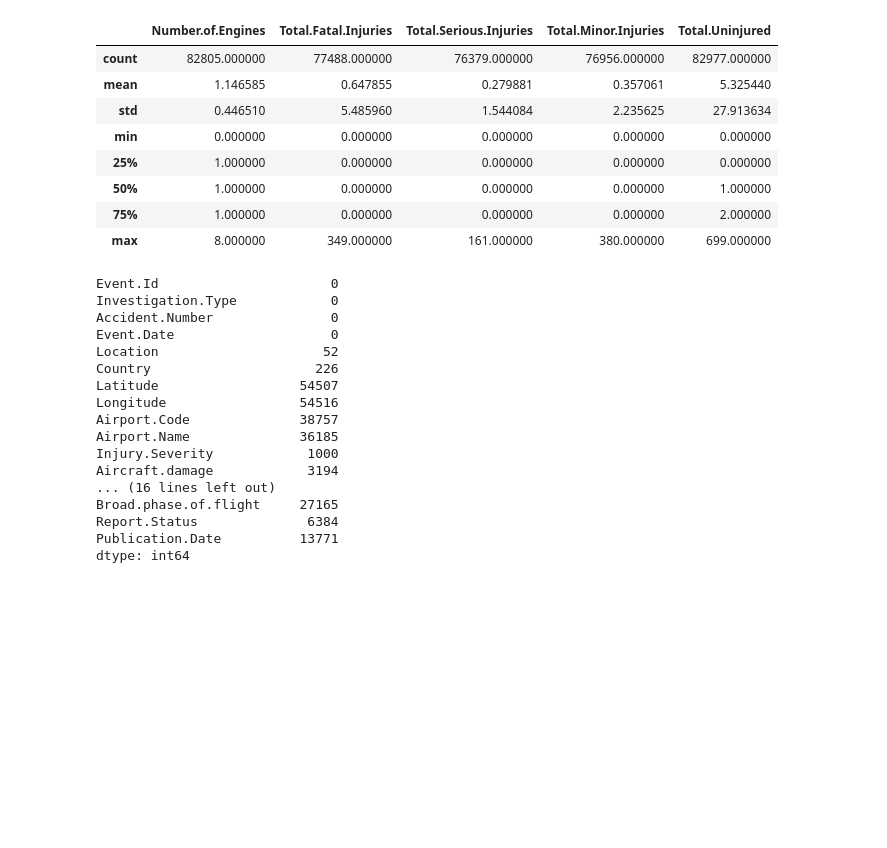
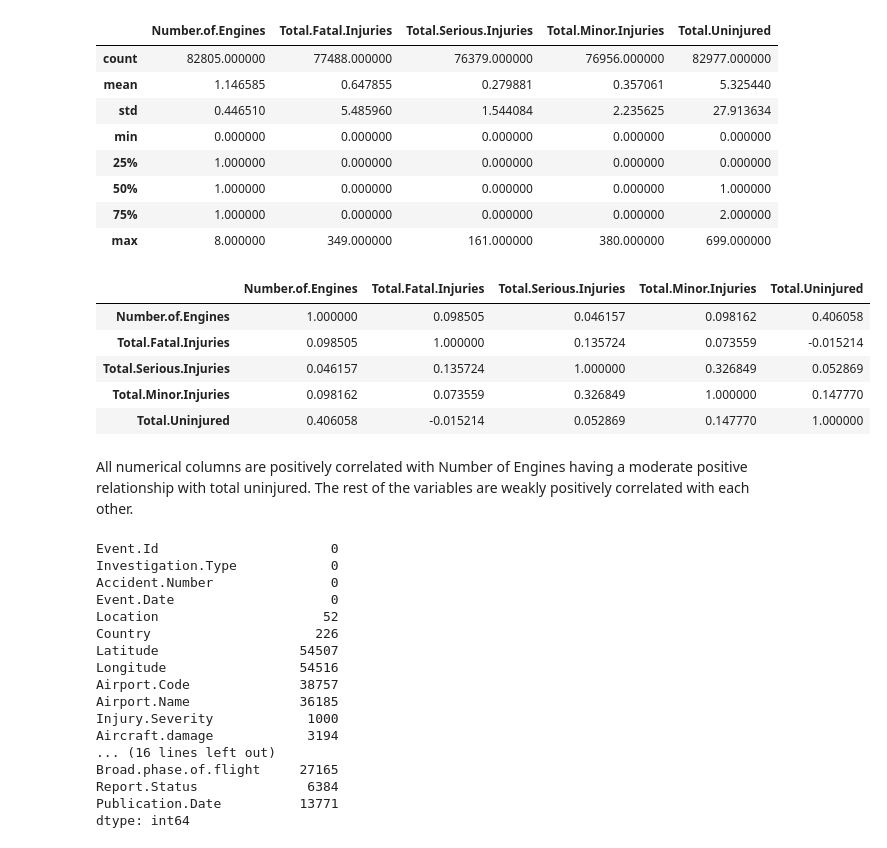
Before and after one commit to tingly-amua/Project---Aircraft-Risk, a Jupyter notebook: project.ipynb, the cells around one changed output. Cells and saved outputs as stored; diff of their text form; code cells hidden in the pictures; blank space fills up the shorter version.

```diff
--- a/project.ipynb
+++ b/project.ipynb
@@ -82,6 +83,19 @@ df.describe()
 | 50% | 1.000000 | 0.000000 | 0.000000 | 0.000000 | 1.000000 |
 | 75% | 1.000000 | 0.000000 | 0.000000 | 0.000000 | 2.000000 |
 | max | 8.000000 | 349.000000 | 161.000000 | 380.000000 | 699.000000 |
+# %%
+#show how the numerical columns are correlated
+df.select_dtypes('number').corr()
+# %% [output]
+|  | Number.of.Engines | Total.Fatal.Injuries | Total.Serious.Injuries | Total.Minor.Injuries | Total.Uninjured |
+| Number.of.Engines | 1.000000 | 0.098505 | 0.046157 | 0.098162 | 0.406058 |
+| Total.Fatal.Injuries | 0.098505 | 1.000000 | 0.135724 | 0.073559 | -0.015214 |
+| Total.Serious.Injuries | 0.046157 | 0.135724 | 1.000000 | 0.326849 | 0.052869 |
+| Total.Minor.Injuries | 0.098162 | 0.073559 | 0.326849 | 1.000000 | 0.147770 |
+| Total.Uninjured | 0.406058 | -0.015214 | 0.052869 | 0.147770 | 1.000000 |
+# %% [markdown]
+All numerical columns are positively correlated with Number of Engines having a moderate positive relationship with total uninjured.
+The rest of the variables are weakly positively correlated with each other.
 # %%
 #find out the total sum of missing values
 df.isna().sum()
```
Also changed, not shown: parts of 9 cells of this notebook, 1 other file.
